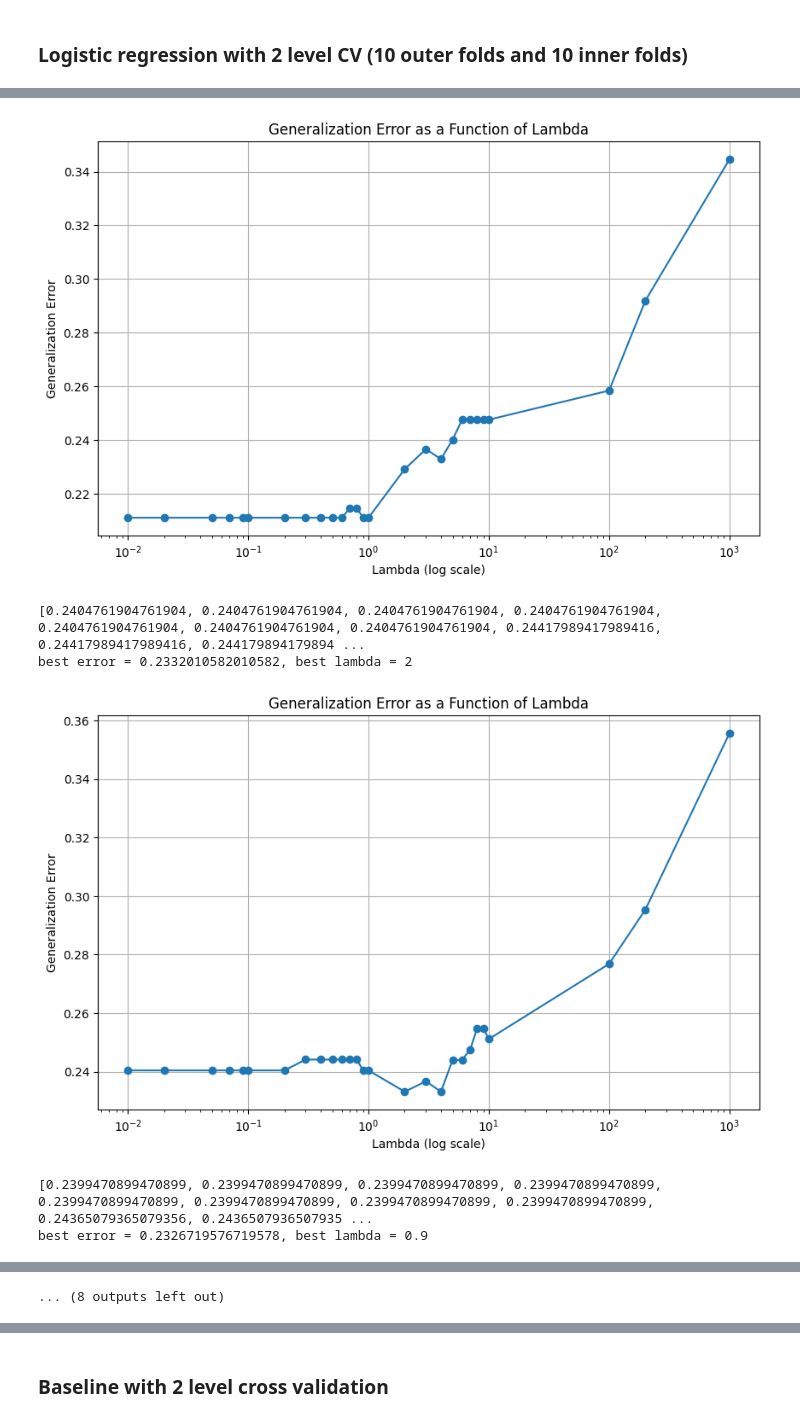
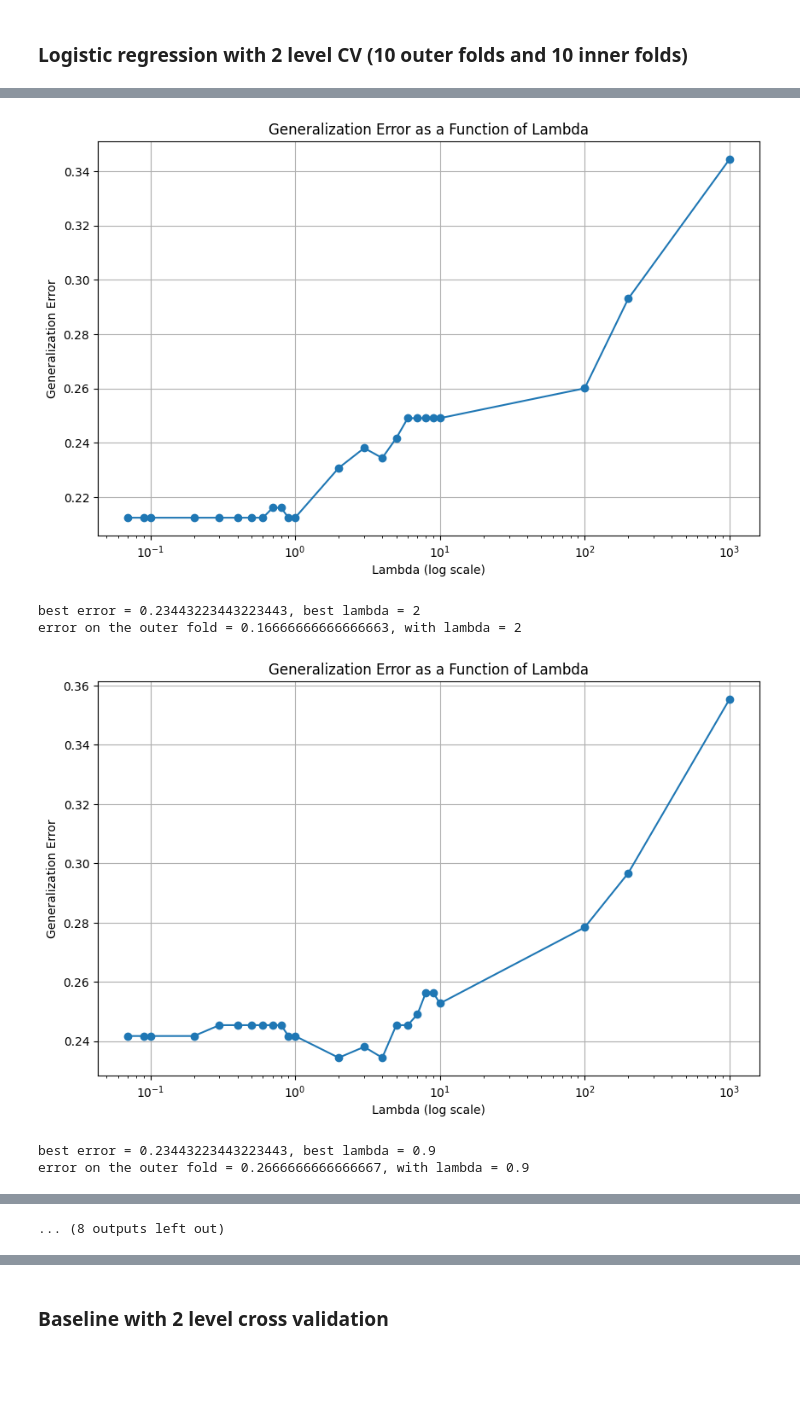
Before and after one commit to magolimbo/Machine-Learning-report1, a Jupyter notebook: classification.ipynb, the cells around one changed output, grey strips where cells are left out. Cells and saved outputs as stored; diff of their text form; code cells hidden in the pictures; blank space fills up the shorter version.

Commit message:
knn + logistic regression
baseline missing

```diff
--- a/classification.ipynb
+++ b/classification.ipynb
@@ -228,6 +182,10 @@ best error = 0.2329032258064515, best lambda = 3.8699999999999997
 # %% [markdown]
 ### Logistic regression with 2 level CV (10 outer folds and 10 inner folds)
 # %%
+from sklearn.metrics import confusion_matrix
+from sklearn.model_selection import cross_val_predict
+from sklearn.metrics import accuracy_score
+
 
 # Define the number of folds for outer and inner cross-validation
 outer_folds = 10
@@ -242,11 +200,13 @@ outer_scores = []
 # Perform outer cross-validation
 for train_index, test_index in outer_cv.split(df_X_noMPAA_std):
     X_train = df_X_noMPAA_std[train_index]
+    X_test = df_X_noMPAA_std[test_index]
     y_train = y_mpaa_filtered.to_numpy()[train_index]
+    y_test = y_mpaa_filtered.to_numpy()[test_index]
 
     # Define the range of λ values to explore
-    lambda_values = [0.01, 0.02, 0.05, 0.07, 0.09, 0.1, 0.2, 0.3, 0.4, 0.5, 0.6, 0.7, 0.8, 0.9, 1, 2, 3, 4, 5, 6, 7, 8, 9, 10, 100, 200, 1000]
-    lambda_values_2it = np.arange(0.01, 10.01, 0.01, dtype = "float")
+    lambda_values = [0.07, 0.09, 0.1, 0.2, 0.3, 0.4, 0.5, 0.6, 0.7, 0.8, 0.9, 1, 2, 3, 4, 5, 6, 7, 8, 9, 10, 100, 200, 1000]
+    #lambda_values = np.arange(0.1, 10.01, 0.1, dtype = "float")
     #lambda_values = np.arange(0.02, 10, 0.2, dtype="float")
 
     #errors contains generalization error for each lambda
@@ -261,15 +221,35 @@ for train_index, test_index in outer_cv.split(df_X_noMPAA_std):
         scores = cross_val_score(inner_model, X_train, y_train, cv=10)
         mean_score = scores.mean()
 
-        #generalization error for lambda_i
-        gen_err_lambda_i = 1 - mean_score
+        # Calcola il numero di osservazioni misclassificate
+        y_pred = cross_val_predict(inner_model, X_train, y_train, cv=10)  # Previsioni del modello
+        cm = confusion_matrix(y_train, y_pred)  # Matrice di confusione
+        FP = cm[0][1]  # Falsi positivi
+        FN = cm[1][0]  # Falsi negativi
+
+        num_observations = X_train.shape[0]
+        gen_err_lambda_i = (FP + FN) / num_observations; #number of misclassified observations
         errors.append(gen_err_lambda_i)
         if gen_err_lambda_i < best_error_lambda_i:
-            best_error_lambda_i = gen_err_lambda_i #update the lowest generalization error
-            best_lambda_i = lambda_i #update the best lambda
+            best_error_lambda_i = gen_err_lambda_i #update the lowest generalization error for the current outer fold
+            best_lambda_i = lambda_i #update the best lambda for the current outer fold
 
-    print(errors)
+    #use best lmabda of the current outer fold to train the model
+    final_model = LogisticRegression(C=1/best_lambda_i)
+    final_model.fit(X_train, y_train)
+
+    #test the model with the test data of the current outer fold
+    final_predictions = final_model.predict(X_test)
+
+    # Calcola l'errore basato su final_predictions
+    accuracy = accuracy_score(y_test, final_predictions)  # Calcola l'accuratezza
+
+    error_outer_fold = 1 - accuracy  # L'errore è la differenza tra 1 e l'accuratezza
+
+
+
     print(f"best error = {best_error_lambda_i}, best lambda = {best_lambda_i}")
+    print(f"error on the outer fold = {error_outer_fold}, with lambda = {best_lambda_i}")
     # Create a plot of generalization error as a function of λ
     plt.figure(figsize=(10, 6))
     plt.semilogx(lambda_values, errors, marker='o', linestyle='-')
@@ -293,6 +273,6 @@ best error = 0.21111111111111103, best lambda = 0.01
-[figure, old version]
+[figure, new version]
-[0.2404761904761904, 0.2404761904761904, 0.2404761904761904, 0.2404761904761904, 0.2404761904761904, 0.2404761904761904, 0.2404761904761904, 0.24417989417989416, 0.24417989417989416, 0.244179894179894 ...
-best error = 0.2332010582010582, best lambda = 2
+best error = 0.23443223443223443, best lambda = 2
+error on the outer fold = 0.16666666666666663, with lambda = 2
-[figure, old version]
+[figure, new version]
-[0.2399470899470899, 0.2399470899470899, 0.2399470899470899, 0.2399470899470899, 0.2399470899470899, 0.2399470899470899, 0.2399470899470899, 0.2399470899470899, 0.24365079365079356, 0.2436507936507935 ...
-best error = 0.2326719576719578, best lambda = 0.9
+best error = 0.23443223443223443, best lambda = 0.9
+error on the outer fold = 0.2666666666666667, with lambda = 0.9
```
Also changed, not shown: parts of 17 cells of this notebook.
